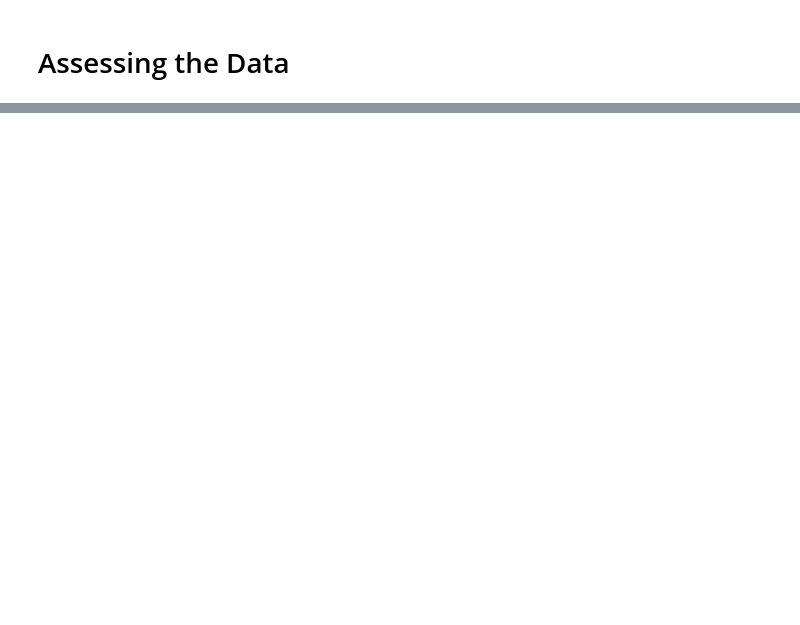
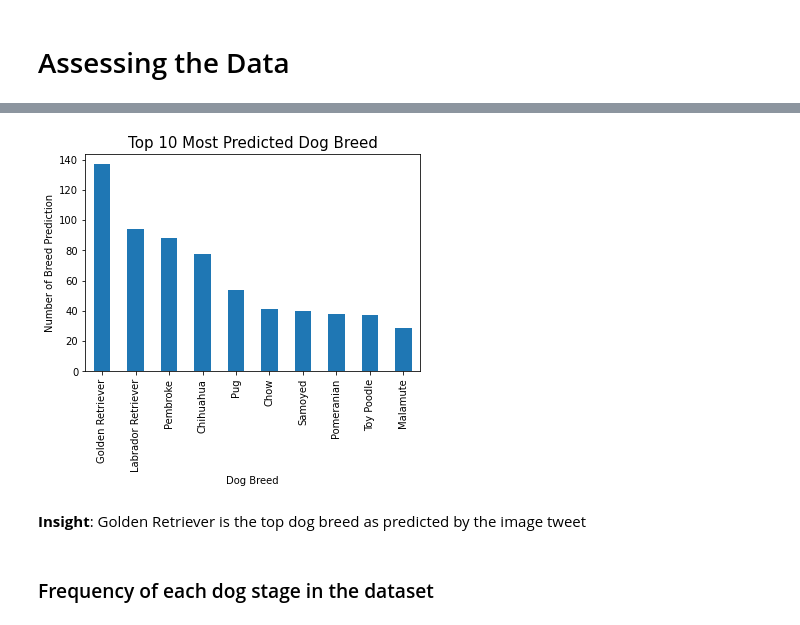
Before and after one commit to dainantonio/wrangle-and-analyze-data, a Jupyter notebook: wrangle_act.ipynb, the cells around one changed output, grey strips where cells are left out. Saved outputs shown, nothing was run; the diff lists cells and outputs as text; code cells hidden in the pictures; blank space fills up the shorter version.

```diff
--- a/wrangle_act.ipynb
+++ b/wrangle_act.ipynb
@@ -379,0 +1382,12 @@ https://medium.com/ub-women-data-scholars/let-the-robot-do-your-work-web-scrapin
+# %%
+df_twitter['p1'].value_counts()[0:10].sort_values(ascending=False).plot(kind = 'bar')
+plt.ylabel('Number of Breed Prediction')
+plt.title('Top 10 Most Predicted Dog Breed', size=15)
+plt.xlabel('Dog Breed')
+plt.savefig('most_frequent_breed');
+# %% [output]
+[figure, added]
+# %% [markdown]
+**Insight**: Golden Retriever is the top dog breed as predicted by the image tweet
+# %% [markdown]
+### Frequency of each dog stage in the dataset
```
Also changed, not shown: parts of 178 cells of this notebook.
